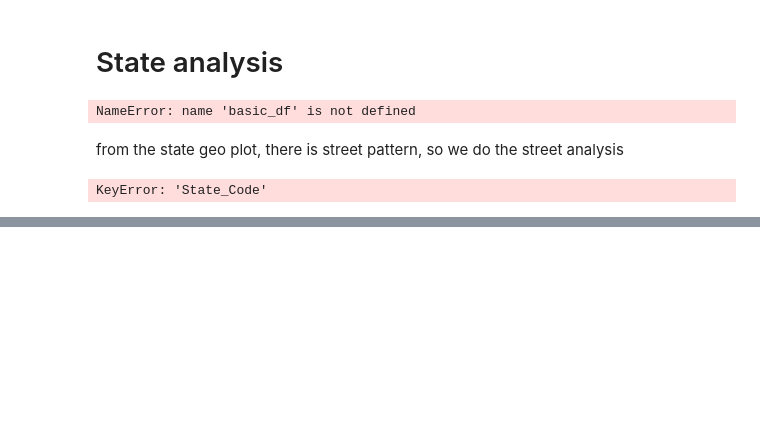
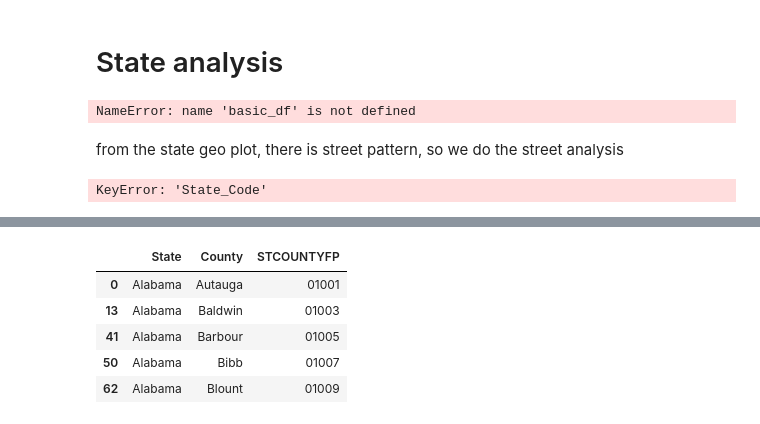
Before and after one commit to XiwenJiang/us-accidents-dashboard, a Jupyter notebook: eda.ipynb, the cells around one changed output, grey strips where cells are left out. Cells and saved outputs as stored; diff of their text form; code cells hidden in the pictures; blank space fills up the shorter version.

```diff
--- a/eda.ipynb
+++ b/eda.ipynb
@@ -665,0 +677,72 @@ KeyError: 'State_Code'
+# %%
+fips_data = pd.read_csv('temp/ZIP-COUNTY-FIPS_2017-06.csv')
+fips_data.head()
+US_STATES = {'AK': 'Alaska',
+ 'AL': 'Alabama',
+ 'AR': 'Arkansas',
+ 'AS': 'American Samoa',
+ 'AZ': 'Arizona',
+ 'CA': 'California',
+ 'CO': 'Colorado',
+ 'CT': 'Connecticut',
+ 'DC': 'District of Columbia',
+ 'DE': 'Delaware',
+ 'FL': 'Florida',
+ 'GA': 'Georgia',
+ 'GU': 'Guam',
+ 'HI': 'Hawaii',
+ 'IA': 'Iowa',
+ 'ID': 'Idaho',
+ 'IL': 'Illinois',
+ 'IN': 'Indiana',
+ 'KS': 'Kansas',
+ 'KY': 'Kentucky',
+ 'LA': 'Louisiana',
+ 'MA': 'Massachusetts',
+ 'MD': 'Maryland',
+ 'ME': 'Maine',
+ 'MI': 'Michigan',
+ 'MN': 'Minnesota',
+ 'MO': 'Missouri',
+ 'MP': 'Northern Mariana Islands',
+ 'MS': 'Mississippi',
+ 'MT': 'Montana',
+ 'NC': 'North Carolina',
+ 'ND': 'North Dakota',
+ 'NE': 'Nebraska',
+ 'NH': 'New Hampshire',
+ 'NJ': 'New Jersey',
+ 'NM': 'New Mexico',
+ 'NV': 'Nevada',
+ 'NY': 'New York',
+ 'OH': 'Ohio',
+ 'OK': 'Oklahoma',
+ 'OR': 'Oregon',
+ 'PA': 'Pennsylvania',
+ 'PR': 'Puerto Rico',
+ 'RI': 'Rhode Island',
+ 'SC': 'South Carolina',
+ 'SD': 'South Dakota',
+ 'TN': 'Tennessee',
+ 'TX': 'Texas',
+ 'UT': 'Utah',
+ 'VA': 'Virginia',
+ 'VI': 'Virgin Islands',
+ 'VT': 'Vermont',
+ 'WA': 'Washington',
+ 'WI': 'Wisconsin',
+ 'WV': 'West Virginia',
+ 'WY': 'Wyoming'}
+# Create a mapping from state name to state code
+fips_data['State'] = fips_data['STATE'].map(US_STATES)
+fips_data['County'] = fips_data['COUNTYNAME'].str.replace(' County', '')
+fips_data['STCOUNTYFP'] = fips_data['STCOUNTYFP'].astype(str).str.zfill(5)
+fips_data = fips_data[['State', 'County', 'STCOUNTYFP']].drop_duplicates()
+fips_data.head()
+# %% [output]
+|  | State | County | STCOUNTYFP |
+| 0 | Alabama | Autauga | 01001 |
+| 13 | Alabama | Baldwin | 01003 |
+| 41 | Alabama | Barbour | 01005 |
+| 50 | Alabama | Bibb | 01007 |
+| 62 | Alabama | Blount | 01009 |
```
Also changed, not shown: parts of 11 cells of this notebook, 4 other files.
